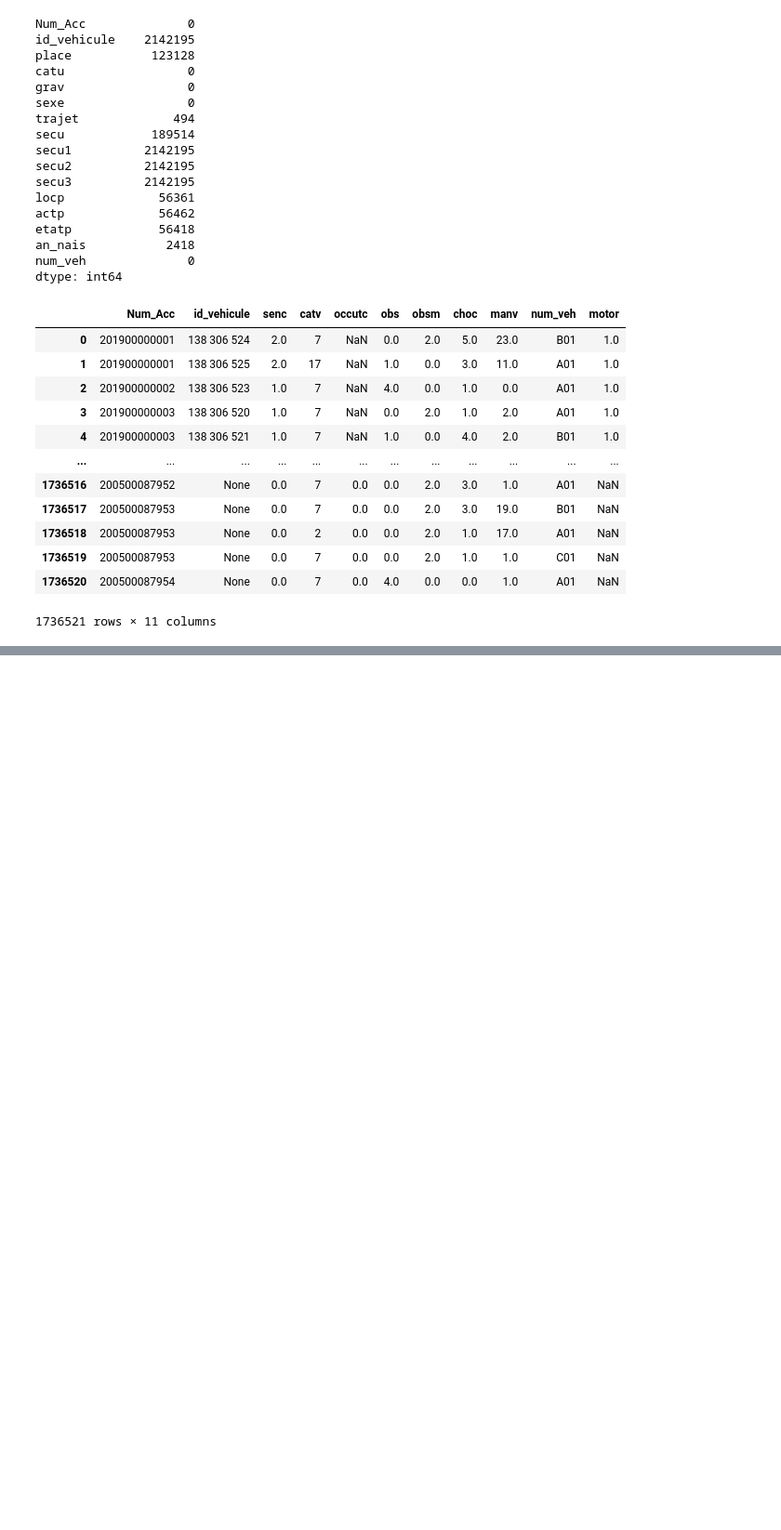
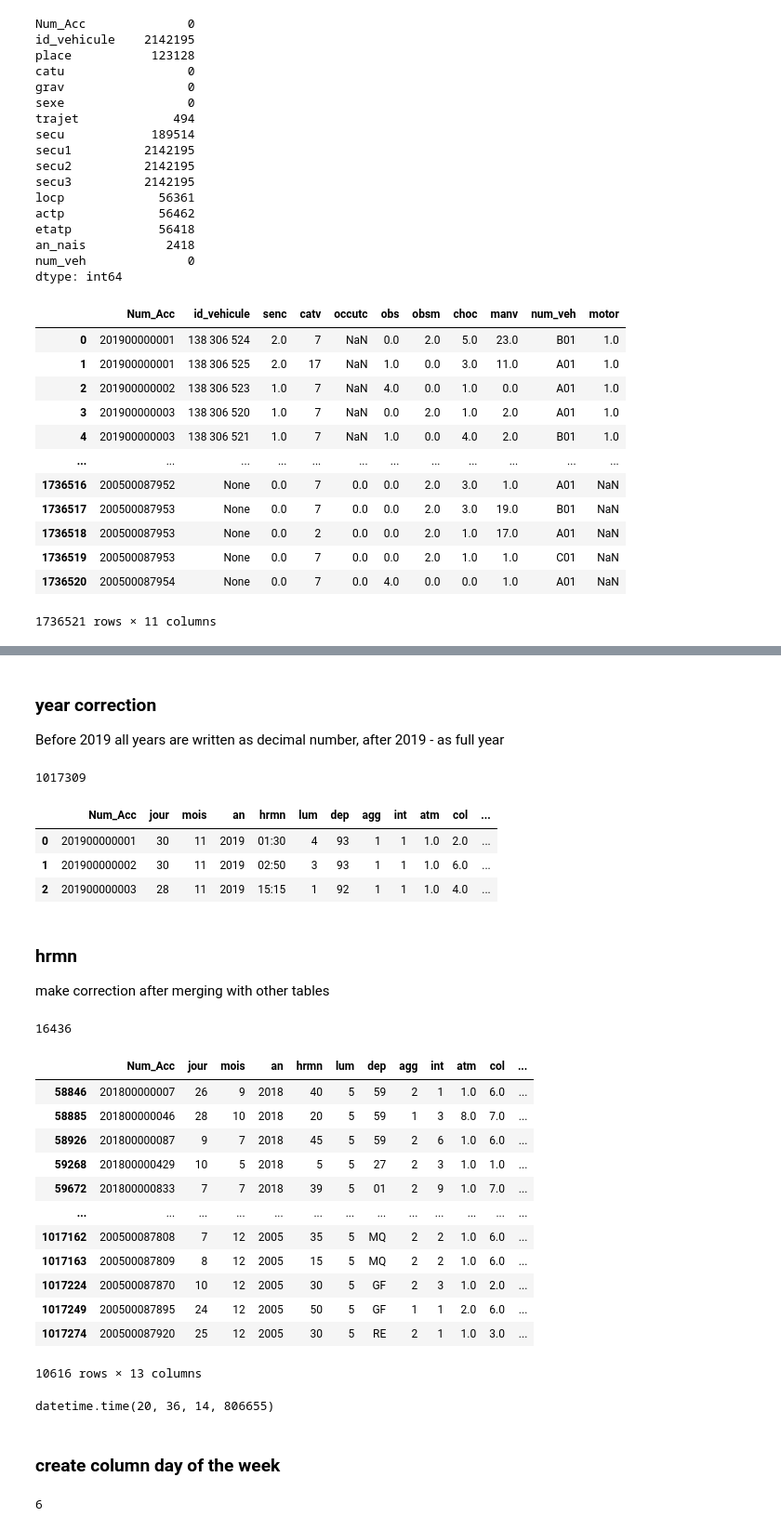
Before and after one commit to hugofgry/brief_accident, a Jupyter notebook: accidents.ipynb, the cells around one changed output, grey strips where cells are left out. Shown at 93% size. Cells and saved outputs as stored; diff of their text form; code cells hidden in the pictures; blank space fills up the shorter version.

```diff
--- a/accidents.ipynb
+++ b/accidents.ipynb
@@ -136,0 +199,15 @@ vehicules
+# %%
+old_values = \
+['10', '100', '110', '120', '130', '140', '150', '160', '170', '180', '190',
+ '20', '210', '220', '230', '240', '250', '260', '270', '280', '290',
+ '201', '202',
+ '30', '300', '310', '320', '330', '340', '350', '360', '370', '380', '390',
+ '40', '400', '410', '420', '430', '440', '450', '460', '470', '480', '490',
+ '50', '500', '510', '520', '530', '540', '550', '560', '570', '580', '590',
+ '60', '600', '610', '620', '630', '640', '650', '660', '670', '680', '690',
+ '70', '700', '710', '720', '730', '740', '750', '760', '770', '780', '790',
+ '80', '800', '810', '820', '830', '840', '850', '860', '870', '880', '890',
+ '90', '900', '910', '920', '930', '940', '950',
+ '971', '972', '973', '974', '976']
+
+print(len(old_values))
@@ -136,0 +216,2 @@ vehicules
+# %%
+caracteristiques.dep = caracteristiques.dep.replace(old_values, new_values)
@@ -136,0 +232,45 @@ vehicules
+# %% [markdown]
+### year correction
+
+Before 2019 all years are written as decimal number,
+after 2019 - as full year
+# %%
+caracteristiques.loc[(caracteristiques.an < 1000),'an'] = caracteristiques.an + 2000
+caracteristiques.tail(5)
+print(len(caracteristiques))
+# %% [output]
+1017309
+# %%
+caracteristiques.an= caracteristiques.an.astype('int')
+caracteristiques.head(3)
+# %% [output]
+|  | Num_Acc | jour | mois | an | hrmn | lum | dep | agg | int | atm | col | ... |
+| 0 | 201900000001 | 30 | 11 | 2019 | 01:30 | 4 | 93 | 1 | 1 | 1.0 | 2.0 | ... |
+| 1 | 201900000002 | 30 | 11 | 2019 | 02:50 | 3 | 93 | 1 | 1 | 1.0 | 6.0 | ... |
+| 2 | 201900000003 | 28 | 11 | 2019 | 15:15 | 1 | 92 | 1 | 1 | 1.0 | 4.0 | ... |
+# %% [markdown]
+### hrmn
+make correction after merging with other tables
+# %%
+df1 = caracteristiques[caracteristiques.an!=2019]
+wrong_format = df1[[len(hr) < 3 for hr in df1.hrmn]]
+print(len(wrong_format))
+wrong_format[wrong_format['lum']==5]
+
+# if lum ==1 or lum ==2 and len(hr)< 3 delete rows with accidents
+# for the rest if len(hr)< 3 -> 00:mm
+# %% [output]
+16436
+|  | Num_Acc | jour | mois | an | hrmn | lum | dep | agg | int | atm | col | ... |
+| 58846 | 201800000007 | 26 | 9 | 2018 | 40 | 5 | 59 | 2 | 1 | 1.0 | 6.0 | ... |
+| 58885 | 201800000046 | 28 | 10 | 2018 | 20 | 5 | 59 | 1 | 3 | 8.0 | 7.0 | ... |
+| 58926 | 201800000087 | 9 | 7 | 2018 | 45 | 5 | 59 | 2 | 6 | 1.0 | 6.0 | ... |
+| 59268 | 201800000429 | 10 | 5 | 2018 | 5 | 5 | 27 | 2 | 3 | 1.0 | 1.0 | ... |
+| 59672 | 201800000833 | 7 | 7 | 2018 | 39 | 5 | 01 | 2 | 9 | 1.0 | 7.0 | ... |
+| ... | ... | ... | ... | ... | ... | ... | ... | ... | ... | ... | ... | ... |
+| 1017162 | 200500087808 | 7 | 12 | 2005 | 35 | 5 | MQ | 2 | 2 | 1.0 | 6.0 | ... |
+| 1017163 | 200500087809 | 8 | 12 | 2005 | 15 | 5 | MQ | 2 | 2 | 1.0 | 6.0 | ... |
+| 1017224 | 200500087870 | 10 | 12 | 2005 | 30 | 5 | GF | 2 | 3 | 1.0 | 2.0 | ... |
+| 1017249 | 200500087895 | 24 | 12 | 2005 | 50 | 5 | GF | 1 | 1 | 2.0 | 6.0 | ... |
+| 1017274 | 200500087920 | 25 | 12 | 2005 | 30 | 5 | RE | 2 | 1 | 1.0 | 3.0 | ... |
+10616 rows × 13 columns
@@ -136,0 +291,16 @@ vehicules
+# %%
+datetime.now().time()
+# %% [output]
+datetime.time(20, 36, 14, 806655)
+# %% [markdown]
+### create column day of the week
+# %%
+from datetime import datetime
+#example
+year = 2021; month = 6; day = 20
+date = datetime(year, month, day)
+print(date.weekday())
+caracteristiques['weekday'] = [datetime(an, mois, jour).weekday() for an,mois,jour in zip(caracteristiques.an, caracteristiques.mois, caracteristiques.jour)]
+#caracteristiques.weekday
+# %% [output]
+6
```
Also changed, not shown: parts of 44 cells of this notebook.
